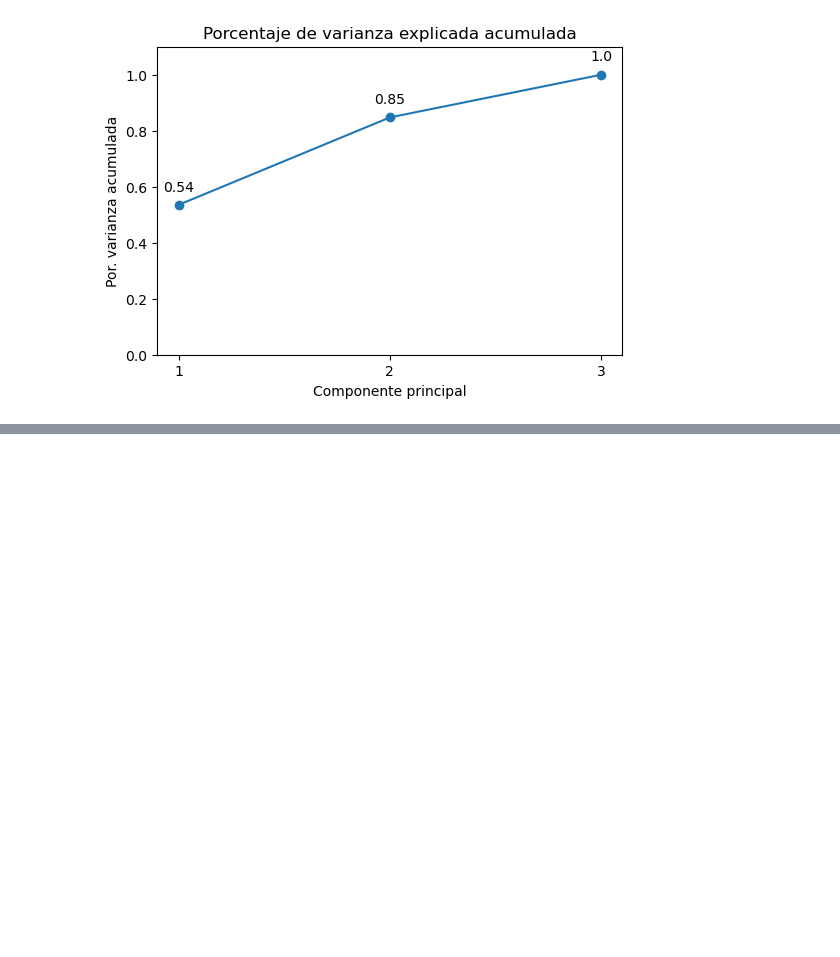
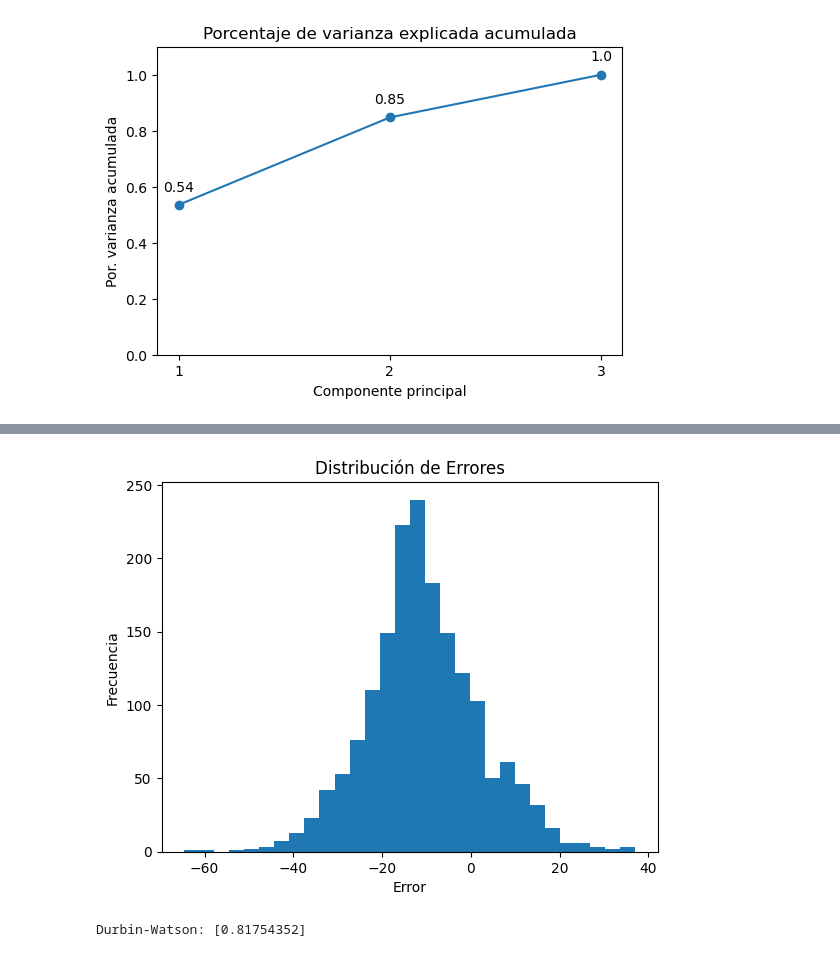
Before and after one commit to Jskenpo/ProyectoFInal_DS, a Jupyter notebook: Proyecto.ipynb, the cells around one changed output, grey strips where cells are left out. Cells and saved outputs as stored; diff of their text form; code cells hidden in the pictures; blank space fills up the shorter version.

```diff
--- a/Proyecto.ipynb
+++ b/Proyecto.ipynb
@@ -547,0 +345,13 @@ Name: proportion, dtype: float64
+# %%
+from tensorflow.keras.optimizers import Adam
+
+# Definir el modelo LSTM
+model = Sequential()
+model.add(LSTM(64, input_shape=(X_train.shape[1], X_train.shape[2]), return_sequences=True))
+model.add(Dropout(0.2))
+model.add(LSTM(32, return_sequences=False))
+model.add(Dropout(0.2))
+model.add(Dense(1))  # Predicción de un solo valor
+
+# Compilar el modelo
+model.compile(optimizer=Adam(learning_rate=0.0001), loss='mean_squared_error')
@@ -547,0 +431,15 @@ Name: proportion, dtype: float64
+# %%
+errores = y_test_rescaled - predictions_rescaled
+plt.hist(errores, bins=30)
+plt.title('Distribución de Errores')
+plt.xlabel('Error')
+plt.ylabel('Frecuencia')
+plt.show()
+# %% [output]
+[figure, added]
+# %%
+from statsmodels.stats.stattools import durbin_watson
+dw = durbin_watson(errores)
+print(f"Durbin-Watson: {dw}")
+# %% [output]
+Durbin-Watson: [0.81754352]
```
Also changed, not shown: parts of 24 cells of this notebook, 6 other files.
